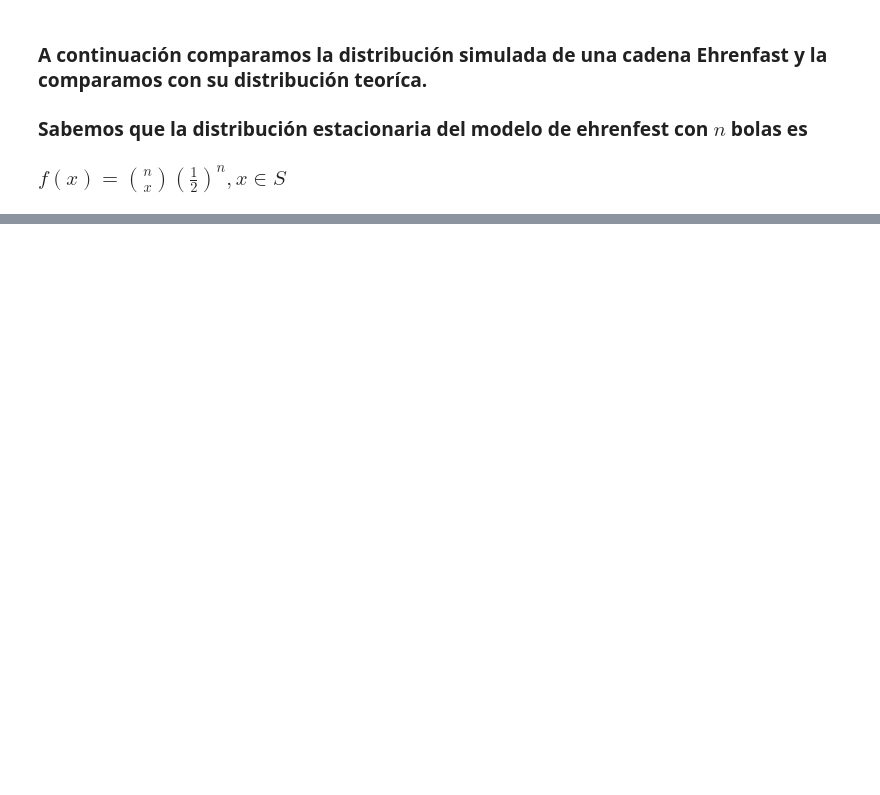
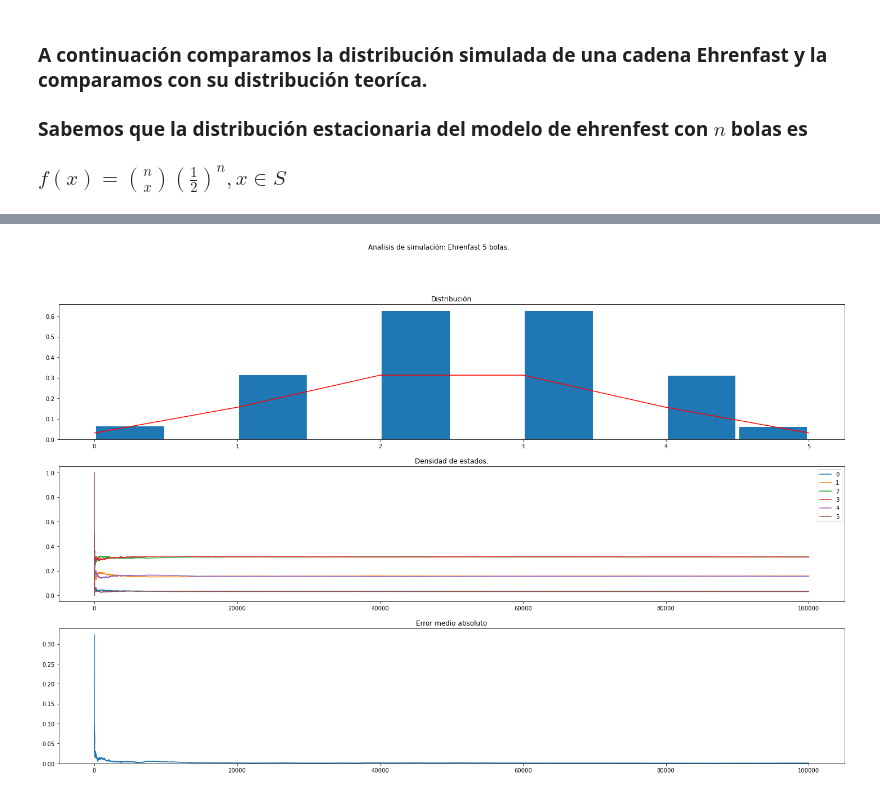
Before and after one commit to dveloz/EhrenfestChain, a Jupyter notebook: ehrenfast_simulation.ipynb, the cells around one changed output, grey strips where cells are left out. Cells and saved outputs as stored; diff of their text form; code cells hidden in the pictures; blank space fills up the shorter version.

```diff
--- a/ehrenfast_simulation.ipynb
+++ b/ehrenfast_simulation.ipynb
@@ -200,0 +168,8 @@ Length: 100, dtype: float64
+# %%
+n = 5
+n_experimentos = int(10e4)
+estado_inicial = random.randint(0, n)
+
+main(n_experimentos, estado_inicial, n)
+# %% [output]
+[figure, added]
```
Also changed, not shown: parts of 13 cells of this notebook.
